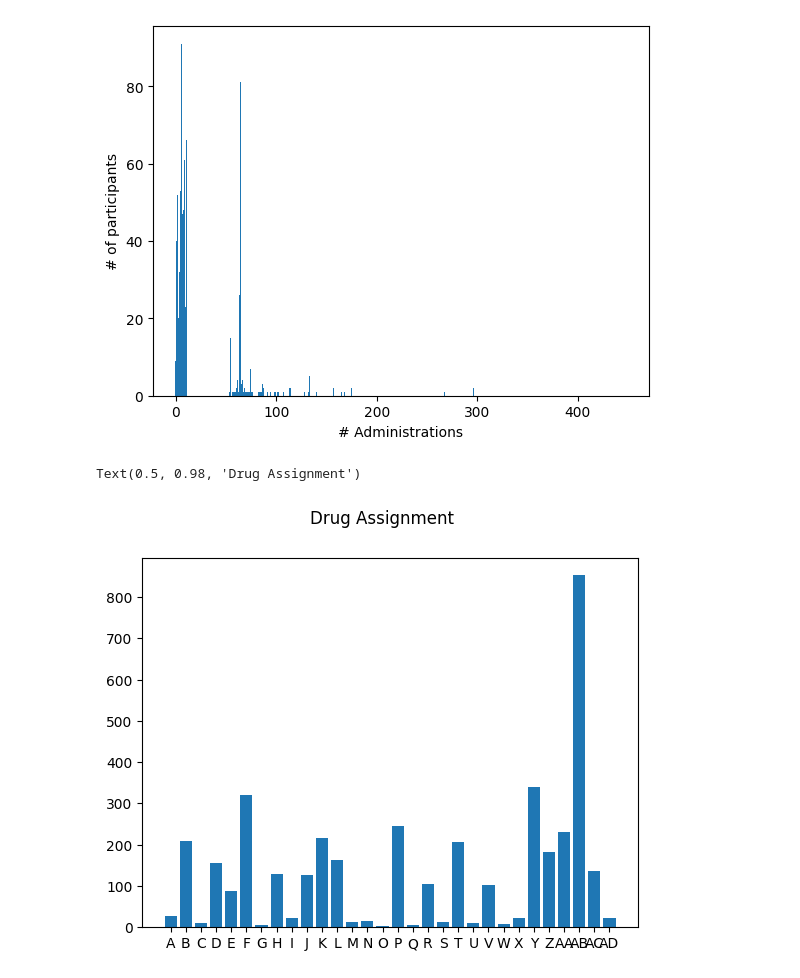
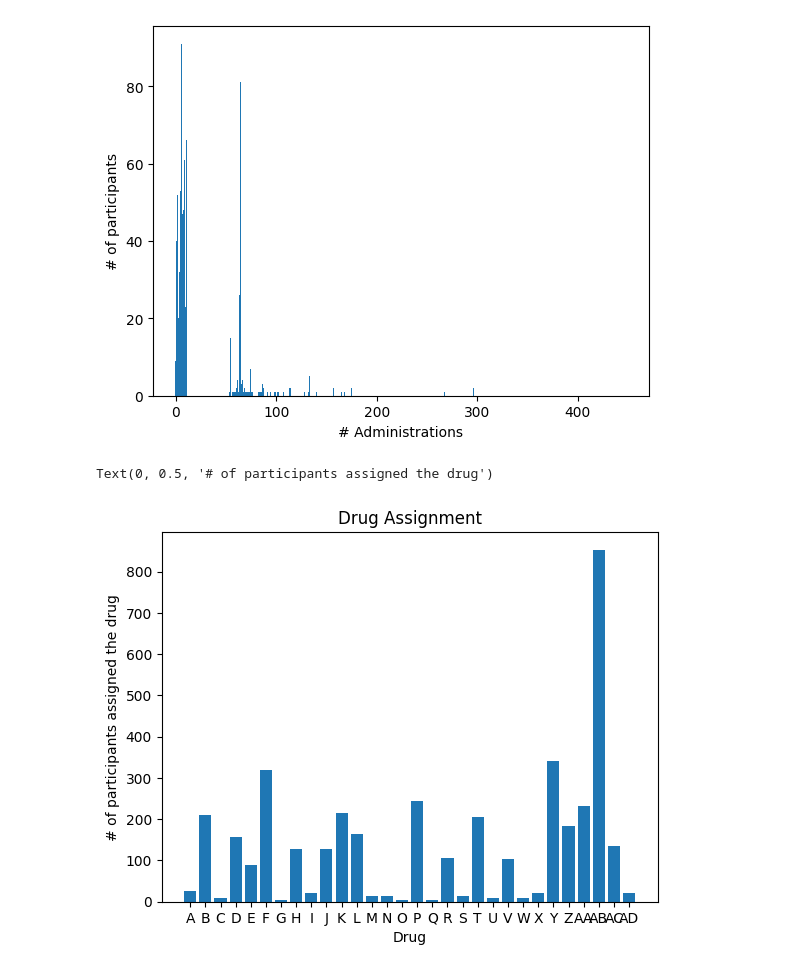
Before and after one commit to Precision-MD/precisionMD-model, a Jupyter notebook: EDA/EDA.ipynb, the cells around one changed output. Drawn from its saved outputs; the diff is of its cells as text; code cells hidden in the pictures.

```diff
--- a/EDA/EDA.ipynb
+++ b/EDA/EDA.ipynb
@@ -354,7 +354,7 @@ plt.ylabel("# of participants")
 Text(0, 0.5, '# of participants')
 [figure]
 # %%
-# Drugs vs RAR
+# Drug assignment
 import matplotlib.pyplot as plt
 
 drug_A_assigned = (df['A'] != 0).sum()
@@ -376,33 +376,36 @@ drug_P_assigned = (df['P'] != 0).sum()
 drug_Q_assigned = (df['Q'] != 0).sum()
 drug_R_assigned = (df['R'] != 0).sum()
 drug_S_assigned = (df['S'] != 0).sum()
 drug_T_assigned = (df['T'] != 0).sum()
 drug_U_assigned = (df['U'] != 0).sum()
 drug_V_assigned = (df['V'] != 0).sum()
 drug_W_assigned = (df['W'] != 0).sum()
 drug_X_assigned = (df['X'] != 0).sum()
 drug_Y_assigned = (df['Y'] != 0).sum()
 drug_Z_assigned = (df['Z'] != 0).sum()
 drug_AA_assigned = (df['AA'] != 0).sum()
 drug_AB_assigned = (df['AB'] != 0).sum()
 drug_AC_assigned = (df['AC'] != 0).sum()
 drug_AD_assigned = (df['AD'] != 0).sum()
 
 data = {'A': drug_A_assigned, 'B': drug_B_assigned, 'C': drug_C_assigned, 'D': drug_D_assigned,
         'E': drug_E_assigned, 'F': drug_F_assigned, 'G': drug_G_assigned, 'H': drug_H_assigned,
         'I': drug_I_assigned, 'J': drug_J_assigned, 'K': drug_K_assigned, 'L': drug_L_assigned,
         'B': drug_B_assigned, 'M': drug_M_assigned, 'N': drug_N_assigned, 'O': drug_O_assigned,
         'P': drug_P_assigned, 'Q': drug_Q_assigned, 'R': drug_R_assigned, 'S': drug_S_assigned,
         'T': drug_T_assigned, 'U': drug_U_assigned, 'V': drug_V_assigned, 'W': drug_W_assigned,
         'X': drug_X_assigned, 'Y': drug_Y_assigned, 'Z': drug_Z_assigned, 'AA': drug_AA_assigned,
         'AB': drug_AB_assigned, 'AC': drug_AC_assigned, 'AD': drug_AD_assigned}
 
 names = list(data.keys())
 values = list(data.values())
 
 fig, axs = plt.subplots()
 axs.bar(names, values)
-fig.suptitle('Drug Assignment')
+
+plt.title('Drug Assignment')
+plt.xlabel("Drug")
+plt.ylabel("# of participants assigned the drug")
 # %% [output]
-Text(0.5, 0.98, 'Drug Assignment')
+Text(0, 0.5, '# of participants assigned the drug')
-[figure, old version]
+[figure, new version]
```
Also changed, not shown: parts of 1 cell of this notebook.
